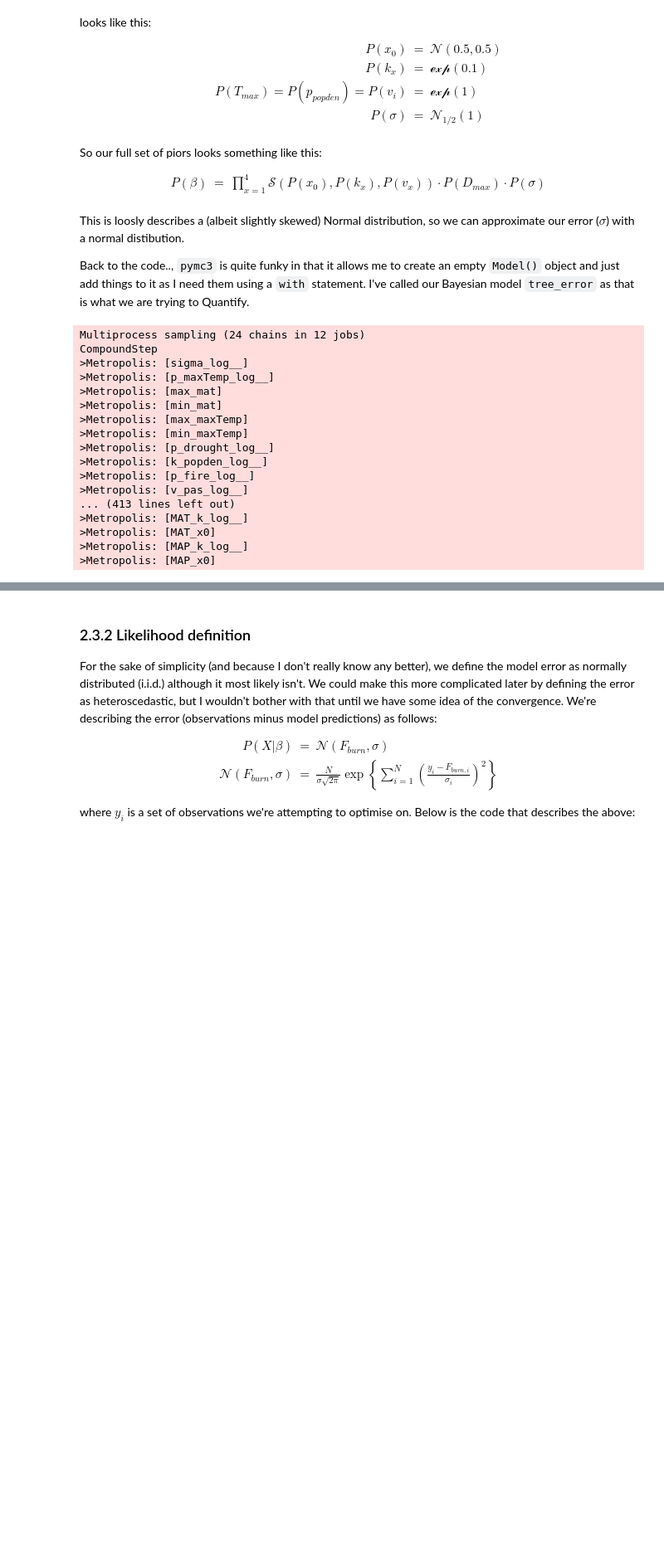
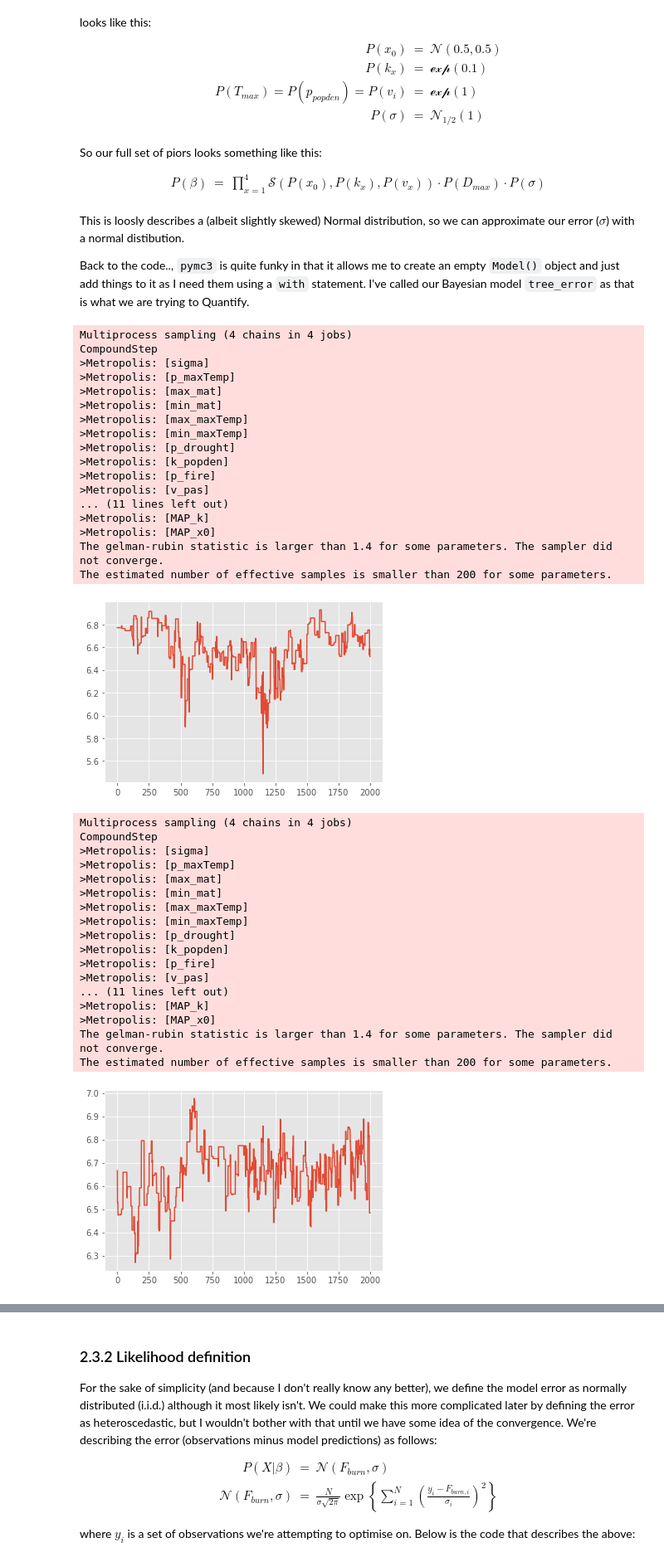
Before and after one commit to douglask3/savanna_fire_feedback_test, a Jupyter notebook: notebooks/bayesian_inference.ipynb, the cells around one changed output, grey strips where cells are left out. Shown at 83% size. Saved outputs shown, nothing was run; the diff lists cells and outputs as text; code cells hidden in the pictures; blank space fills up the shorter version.

```diff
--- a/notebooks/bayesian_inference.ipynb
+++ b/notebooks/bayesian_inference.ipynb
@@ -91,12 +91,12 @@ plt.style.use('ggplot')
 %matplotlib inline
 
 # paths and parameters
-sample_pc     = 10
-nIterations   = 20000
-nJobs         = 12
+sample_pc     = 1
+nIterations   = 1000
+nJobs         = 2
 nChains       = 2
 outPath       = "../data/vegFracControls.csv"
-param_outpath = '../outputs/params'
+param_outpath = '../outputs/params-paper1'
 # %%
 def npLog0 (x):
     return [np.log(i) if i > 0 else 0.0000001 for i in x]
@@ -341,7 +341,7 @@ def run_pr_droughtVar(pr_dataset, drough_var):
         step = pm3.Metropolis()
 
         # do the sampling
-        mcmc_traces = pm3.sample(nIterations, step=step, njobs= nJobs, chains = nChains)
+        mcmc_traces = pm3.sample(nIterations, step=step, chains = nChains)  #, njobs= nJobs
 
     #pm3.traceplot(mcmc_traces);
     varnames = mcmc_traces.varnames
@@ -351,26 +351,46 @@ def run_pr_droughtVar(pr_dataset, drough_var):
     vals = pd.DataFrame(np.array(vals).T, columns=varnames)
     out_fname = param_outpath + '_' + pr_dataset + '_' + drough_var + '.csv'
     vals.to_csv(out_fname, index=False)
-    #plt.plot(vals["MAP_x0"])
+    plt.plot(vals["MAP_x0"])
+    plt.show()
 # %%
-for pr_d in ['GPCC', 'CRU', 'MSWEP', 'CMORPH']:
-    for dr_v in ['MADD', 'MADM', 'MConc', 'MDDM']:
+for pr_d in ['GPCC', 'CRU']:#, 'MSWEP', 'CMORPH']:
+    for dr_v in ['MADD', 'MADM']:#, 'MConc', 'MDDM']:
         run_pr_droughtVar(pr_d, dr_v)
 # %% [output]
-Multiprocess sampling (24 chains in 12 jobs)
+Multiprocess sampling (4 chains in 4 jobs)
 CompoundStep
->Metropolis: [sigma_log__]
->Metropolis: [p_maxTemp_log__]
+>Metropolis: [sigma]
+>Metropolis: [p_maxTemp]
 >Metropolis: [max_mat]
 >Metropolis: [min_mat]
 >Metropolis: [max_maxTemp]
 >Metropolis: [min_maxTemp]
->Metropolis: [p_drought_log__]
->Metropolis: [k_popden_log__]
->Metropolis: [p_fire_log__]
->Metropolis: [v_pas_log__]
-... (413 lines left out)
->Metropolis: [MAT_k_log__]
->Metropolis: [MAT_x0]
->Metropolis: [MAP_k_log__]
+>Metropolis: [p_drought]
+>Metropolis: [k_popden]
+>Metropolis: [p_fire]
+>Metropolis: [v_pas]
+... (11 lines left out)
+>Metropolis: [MAP_k]
 >Metropolis: [MAP_x0]
+The gelman-rubin statistic is larger than 1.4 for some parameters. The sampler did not converge.
+The estimated number of effective samples is smaller than 200 for some parameters.
+[figure, added]
+Multiprocess sampling (4 chains in 4 jobs)
+CompoundStep
+>Metropolis: [sigma]
+>Metropolis: [p_maxTemp]
+>Metropolis: [max_mat]
+>Metropolis: [min_mat]
+>Metropolis: [max_maxTemp]
+>Metropolis: [min_maxTemp]
+>Metropolis: [p_drought]
+>Metropolis: [k_popden]
+>Metropolis: [p_fire]
+>Metropolis: [v_pas]
+... (11 lines left out)
+>Metropolis: [MAP_k]
+>Metropolis: [MAP_x0]
+The gelman-rubin statistic is larger than 1.4 for some parameters. The sampler did not converge.
+The estimated number of effective samples is smaller than 200 for some parameters.
+[figure, added]
```
Also changed, not shown: parts of 2 cells of this notebook.
